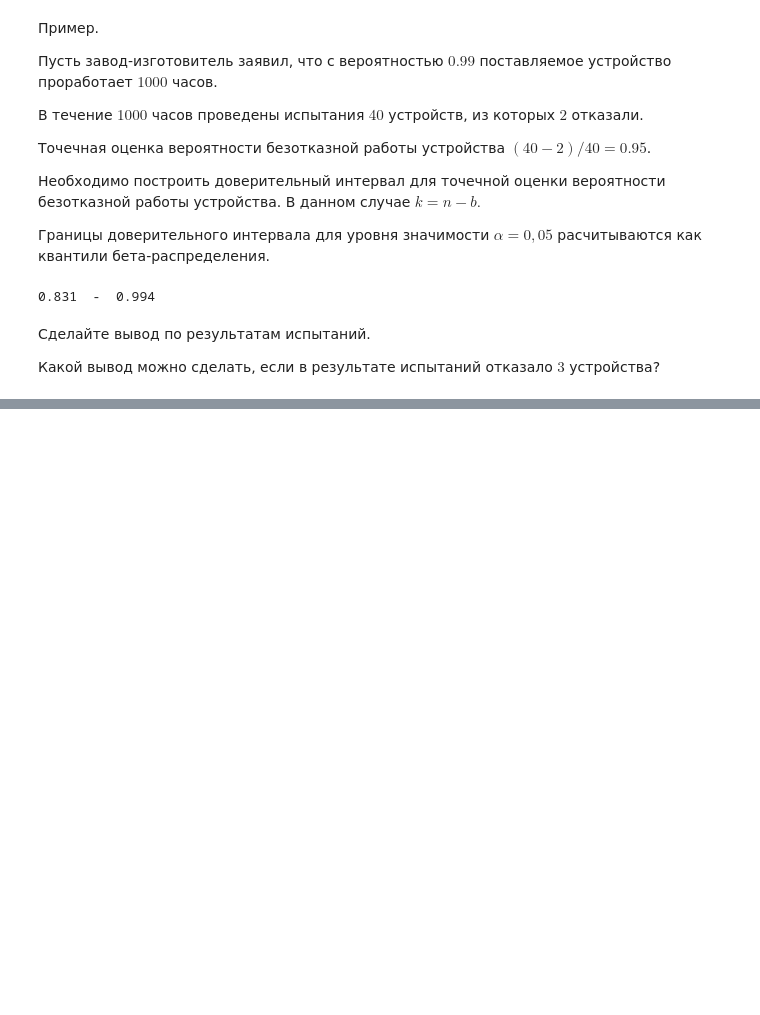
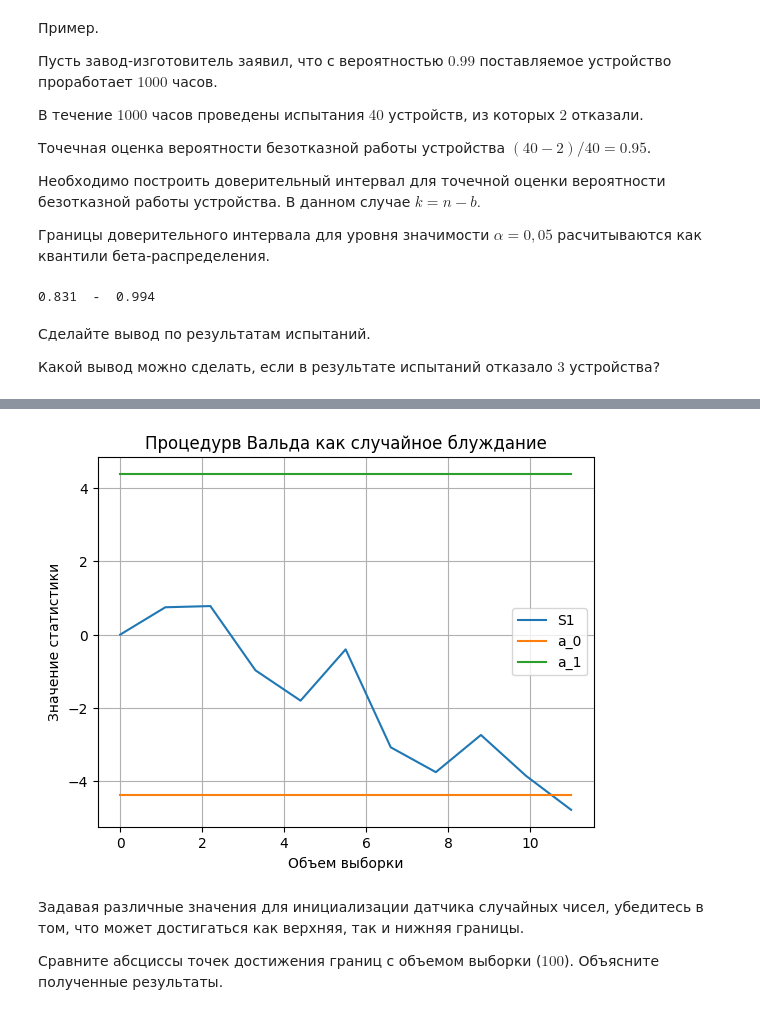
Before and after one commit to SergeyS1954/LW_TR, a Jupyter notebook: LW4.ipynb, the cells around one changed output, grey strips where cells are left out. Drawn from its saved outputs; the diff is of its cells as text; code cells hidden in the pictures; blank space fills up the shorter version.

```diff
--- a/LW4.ipynb
+++ b/LW4.ipynb
@@ -329,0 +368,49 @@ print(round(theta1,3)," - ", round(theta2,3))
+# %%
+import numpy as np
+import matplotlib.pyplot as plt
+alpha = 0.1
+beta = 0.1
+theta0 = 0
+theta1 = 0.5
+sigma2 = 1.0
+size = 100
+# Инициализация датчика случайных чисел
+np.random.seed(123)
+arr_1 = np.random.normal(theta0, sigma2, size)
+# Вычисление границ
+a_0  = (sigma2/(theta1 - theta0))*np.log(beta/(1 - alpha))
+a_1  = (sigma2/(theta1 - theta0))*np.log((1 - beta)/alpha)
+sum = 0
+theta = theta0 + theta1
+h0 = 0
+h1 = 0
+s1 = []
+s = 0
+#Основной цикл
+for i in range(size):
+    s = sum - i/2*theta
+    s1.append(sum - i/2*theta)
+    if s < a_0 :
+        h0 = 1
+        break
+    if s > a_1 :
+        h1 = 1
+        break
+    else : i = i + 1
+    sum = sum + arr_1[i]
+x = np.linspace(0,i+1,i+1)
+plt.plot(x, s1, label='S1')
+plt.plot(x, np.linspace(a_0,a_0,i+1), label='a_0')
+plt.plot(x, np.linspace(a_1,a_1,i+1), label='a_1')
+plt.legend()
+plt.ylabel("Значение статистики")
+plt.xlabel('Объем выборки')
+plt.title("Процедурв Вальда как случайное блуждание")
+plt.grid()
+plt.show()
+# %% [output]
+[figure, added]
+# %% [markdown]
+Задавая различные значения для инициализации датчика случайных чисел, убедитесь в том, что может достигаться как верхняя, так и нижняя границы.
+
+Сравните абсциссы точек достижения границ с объемом выборки ($100$). Объясните полученные результаты.
```
Also changed, not shown: parts of 2 cells of this notebook.
